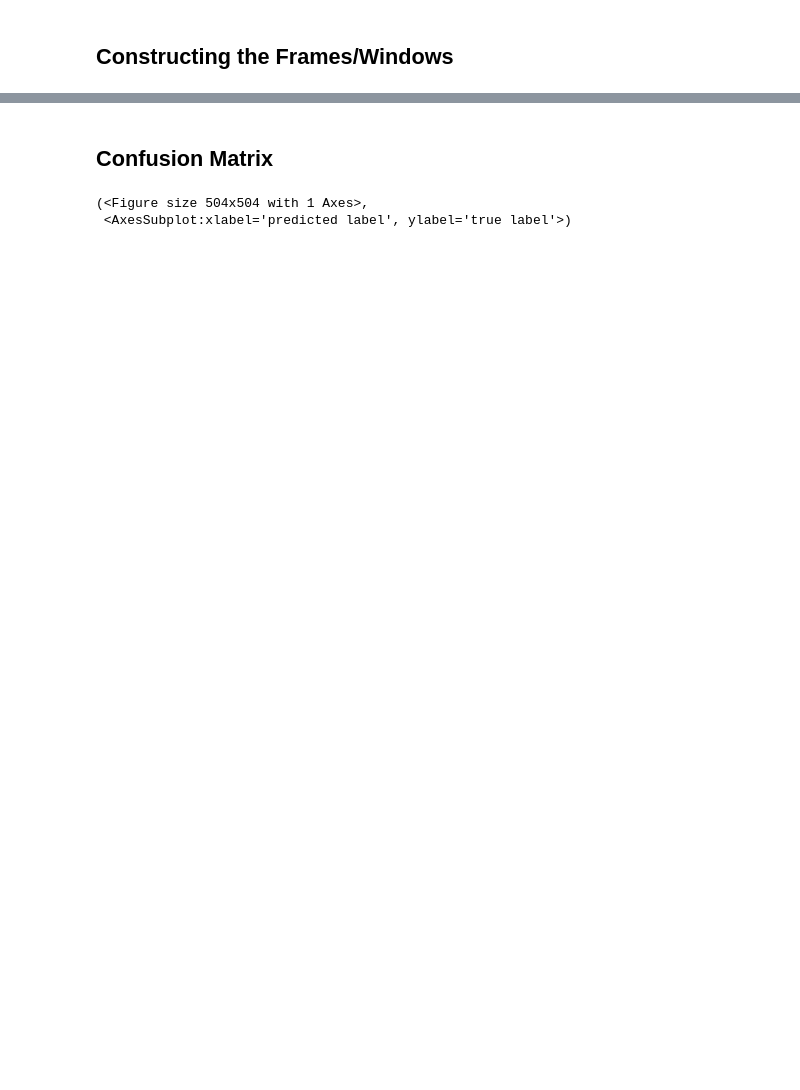
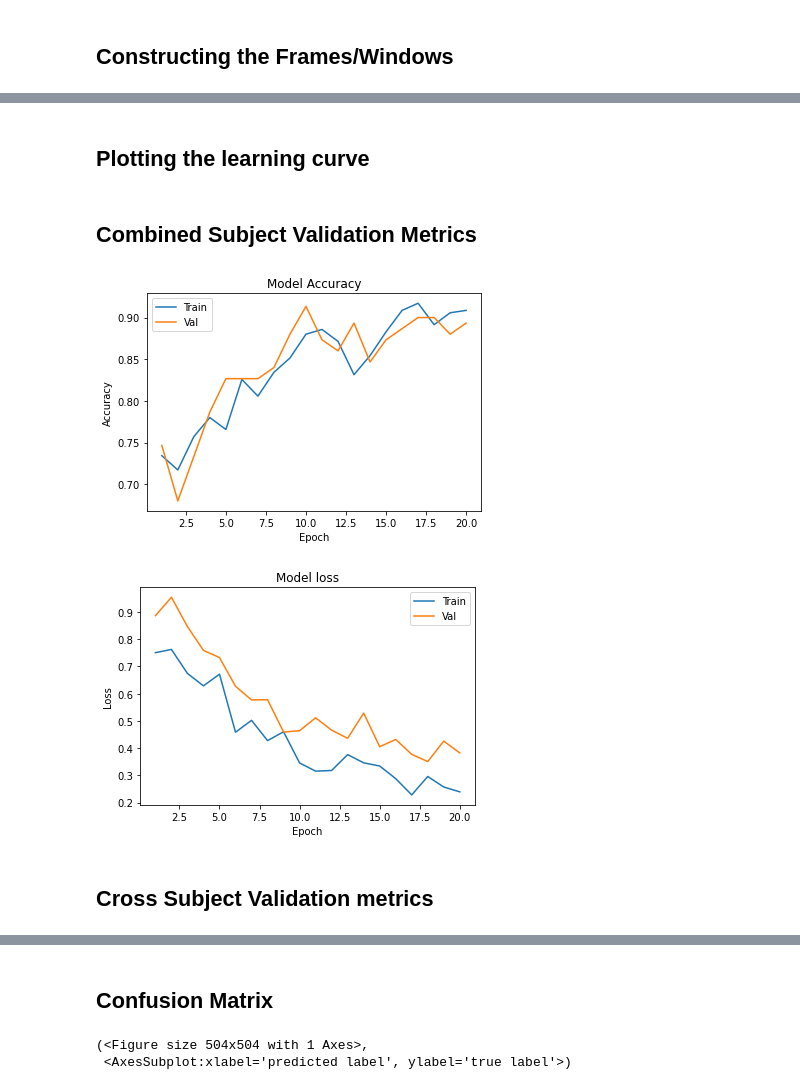
Before and after one commit to srirampallav/Basketball-ActiviesClassifier, a Jupyter notebook: Jnotes/SampleModel.ipynb, the cells around one changed output, grey strips where cells are left out. Cells and saved outputs as stored; diff of their text form; code cells hidden in the pictures; blank space fills up the shorter version.

```diff
--- a/Jnotes/SampleModel.ipynb
+++ b/Jnotes/SampleModel.ipynb
@@ -251,3 +396,5 @@ Epoch 15/15
+# %% [markdown]
+## Plotting the learning curve
 # %%
 import matplotlib.pyplot as plt
 def plotCurve(history,epochs):
@@ -268,4 +415,13 @@ def plotCurve(history,epochs):
     plt.ylabel('Loss')
     plt.legend(['Train','Val'])
     plt.show()
+# %% [markdown]
+## Combined Subject Validation Metrics
+# %%
+plotCurve(history_combined_Validation,20)
+# %% [output]
+[figure, added]
+[figure, added]
+# %% [markdown]
+## Cross Subject Validation metrics
 # %%
```
Also changed, not shown: parts of 88 cells of this notebook.
